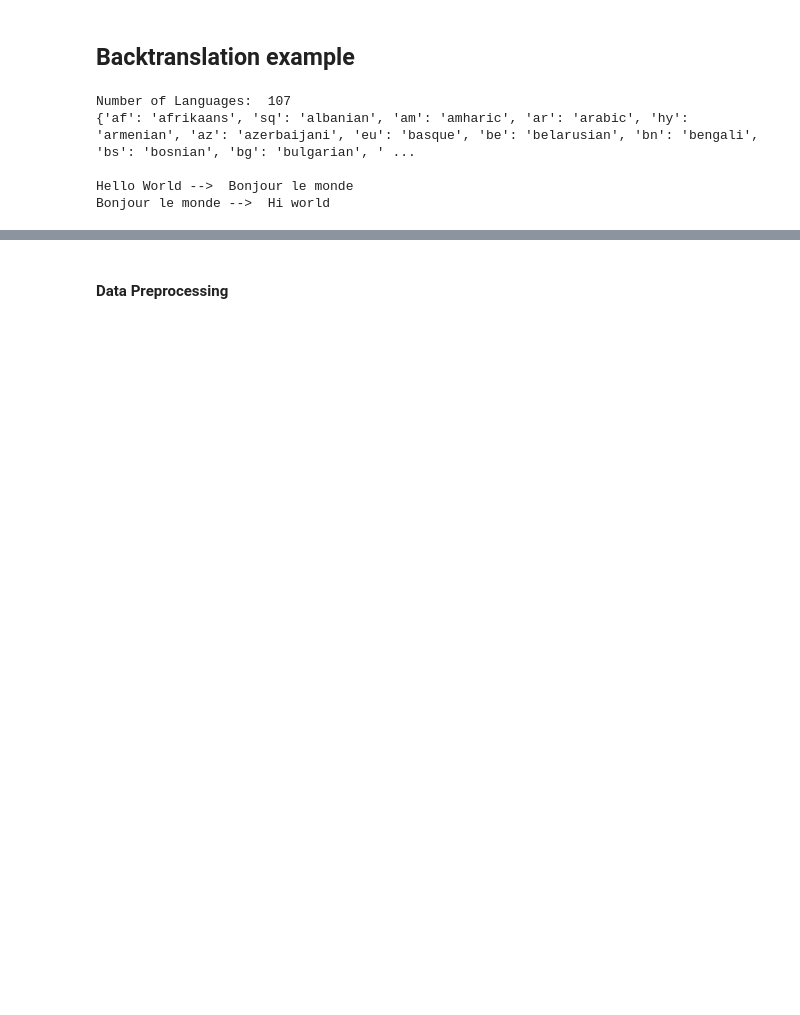
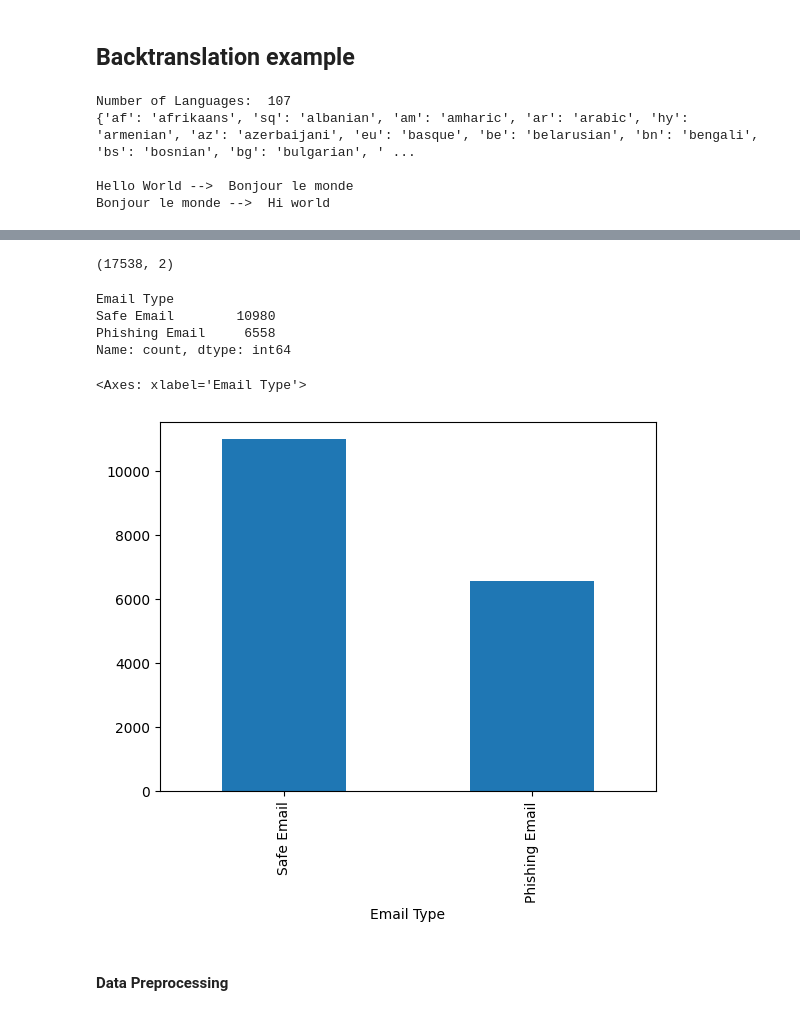
Before and after one commit to Tonmoy-saha18/text-data-augmentation, a Jupyter notebook: data_augmnetation_using_llm.ipynb, the cells around one changed output, grey strips where cells are left out. Drawn from its saved outputs; the diff is of its cells as text; code cells hidden in the pictures; blank space fills up the shorter version.

```diff
--- a/data_augmnetation_using_llm.ipynb
+++ b/data_augmnetation_using_llm.ipynb
@@ -73,3 +59,6 @@ Number of Languages:  107
 
 Hello World -->  Bonjour le monde
 Bonjour le monde -->  Hi world
+# %%
+df = pd.read_csv("/content/drive/MyDrive/Data augmentation/text-data-augmentation/dataset/Phishing_Email.csv")
+df.head()
@@ -75,0 +79,4 @@ Bonjour le monde -->  Hi world
+# %%
+df.drop(['Unnamed: 0'],axis=1,inplace=True)
+df.dropna(inplace=True,axis=0)
+df.drop_duplicates(inplace=True)
@@ -75,0 +92,16 @@ Bonjour le monde -->  Hi world
+# %%
+df.shape
+# %% [output]
+(17538, 2)
+# %%
+df['Email Type'].value_counts()
+# %% [output]
+Email Type
+Safe Email        10980
+Phishing Email     6558
+Name: count, dtype: int64
+# %%
+df['Email Type'].value_counts().plot(kind='bar')
+# %% [output]
+<Axes: xlabel='Email Type'>
+[figure, added]
```
Also changed, not shown: parts of 22 cells of this notebook.
